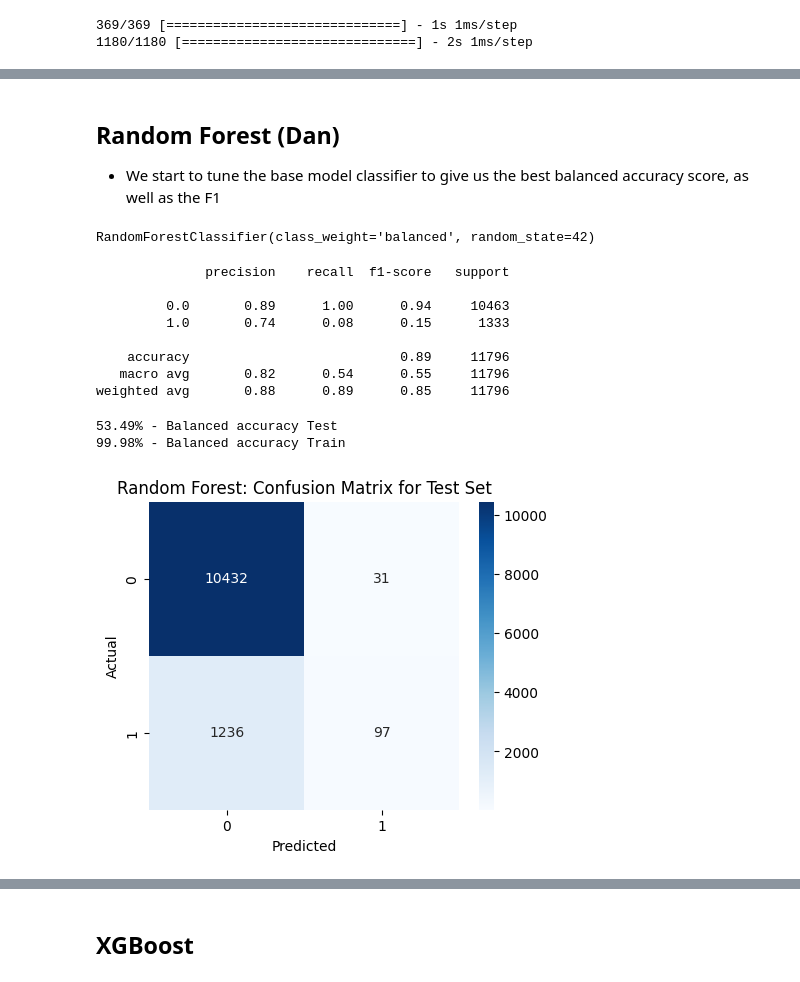
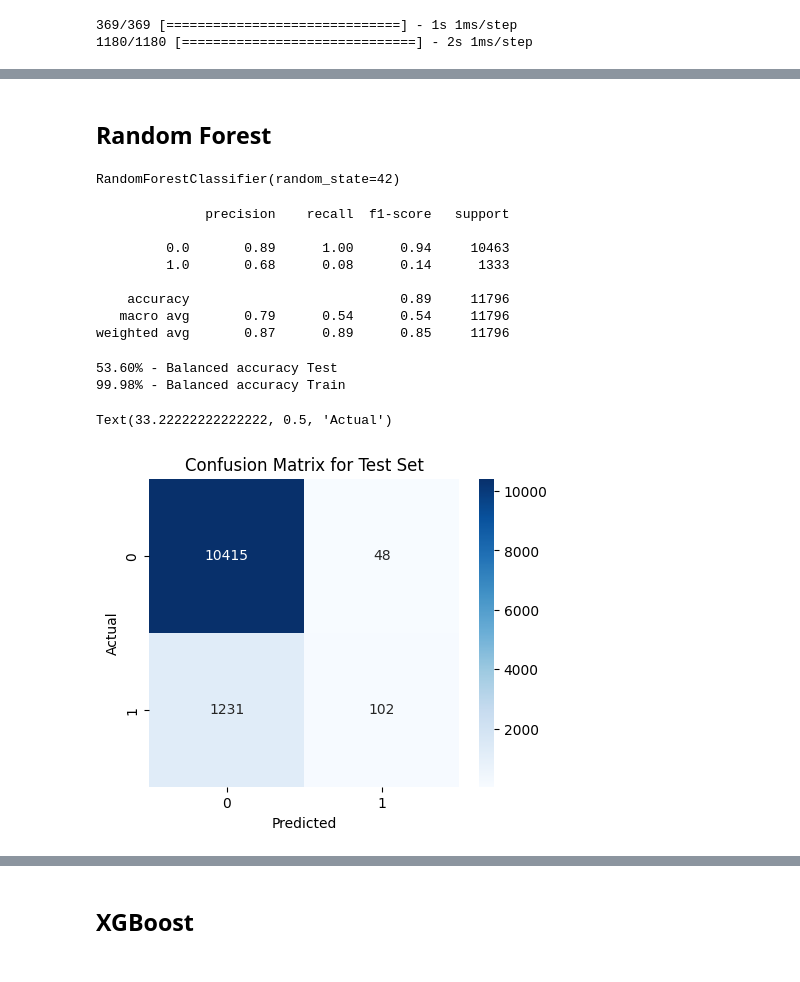
Before and after one commit to jiaminho/RPH-HAC-Prediction, a Jupyter notebook: HAC_Model.ipynb, the cells around one changed output, grey strips where cells are left out. Saved outputs shown, nothing was run; the diff lists cells and outputs as text; code cells hidden in the pictures.

```diff
--- a/HAC_Model.ipynb
+++ b/HAC_Model.ipynb
@@ -51,8 +85,8 @@ gauth.credentials = GoogleCredentials.get_application_default()
 drive = GoogleDrive(gauth)
 
 # Download the file
-file_id = '1-9Tp6ZMZG9zKieBTO_Sd6W-HdzXPy5OL'
-file_name = 'selected_features_500.csv'
+file_id = '16VABHq3B7HihrK5ibpHzbDOJIMw1K4hK'
+file_name = 'selected_features_150.csv'
 downloaded = drive.CreateFile({'id': file_id})
 downloaded.GetContentFile(file_name)
 
@@ -64,6 +98,3 @@ selected_features_df.shape
-# %%
-best_500 = pd.read_csv('selected_features_500.csv')
-selected_features_df = best_500
 # %%
 selected_features_df.head()
 # %% [output]
@@ -437,18 +469,14 @@ Perfectly Calibrated: In a perfectly calibrated model, the calibration curve wou
 
 Over-confident: If the curve is below the diagonal line, the model's predicted probabilities are generally higher than the actual fraction of positives, indicating over-confidence.
-# %% [markdown]
-## Random Forest (Dan)
-
-- We start to tune the base model classifier to give us the best balanced accuracy score, as well as the F1
+# %% [markdown]
+## Random Forest
 # %%
 from sklearn.ensemble import RandomForestClassifier
-# define labels
-labels = ['0', '1']
 
-rf = RandomForestClassifier(n_estimators=100, random_state=42, class_weight='balanced')
+rf = RandomForestClassifier(n_estimators=100, random_state=42)
 rf.fit(X_train_scaled, y_train)
 # %% [output]
-RandomForestClassifier(class_weight='balanced', random_state=42)
+RandomForestClassifier(random_state=42)
 # %%
 rf_y_pred = rf.predict(X_test_scaled)
 rf_y_train_pred = rf.predict(X_train_scaled)
@@ -457,26 +485,31 @@ print(classification_report(y_test, rf_y_pred))
               precision    recall  f1-score   support
 
          0.0       0.89      1.00      0.94     10463
-         1.0       0.74      0.08      0.15      1333
+         1.0       0.68      0.08      0.14      1333
 
     accuracy                           0.89     11796
-   macro avg       0.82      0.54      0.55     11796
-weighted avg       0.88      0.89      0.85     11796
+   macro avg       0.79      0.54      0.54     11796
+weighted avg       0.87      0.89      0.85     11796
+# %%
+# calculate balanced accuracy
+from sklearn.metrics import balanced_accuracy_score
+print(f"{balanced_accuracy_score(y_test, rf_y_pred.round()) * 100:.2f}% - Balanced accuracy Test")
+print(f"{balanced_accuracy_score(y_train, rf_y_train_pred.round()) * 100:.2f}% - Balanced accuracy Train")
+# %% [output]
+53.60% - Balanced accuracy Test
+99.98% - Balanced accuracy Train
 # %%
+# define labels
+labels = ['0', '1']
 
-def cm_plot_ba(y_true, y_pred, y_train, y_train_pred, labels, title):
-    test_cm = confusion_matrix(y_true, y_pred.round())
-    train_cm = confusion_matrix(y_train, y_train_pred.round())
-    fig, ax = plt.subplots(figsize=(5, 4))
-    sns.heatmap(test_cm, annot=True, fmt='d', cmap='Blues', xticklabels=labels, yticklabels=labels, ax=ax)
-    ax.set_title(f'{title}: Confusion Matrix for Test Set')
-    ax.set_xlabel('Predicted')
-    ax.set_ylabel('Actual')
-    print(f"{balanced_accuracy_score(y_true, y_pred.round()) * 100:.2f}% - Balanced accuracy Test")
-    print(f"{balanced_accuracy_score(y_train, y_train_pred.round()) * 100:.2f}% - Balanced accuracy Train")
-
-cm_plot_ba(y_test, rf_y_pred, y_train, rf_y_train_pred, labels, 'Random Forest')
+# confusion matrix
+test_cm = confusion_matrix(y_test, rf_y_pred.round())
+train_cm = confusion_matrix(y_train, rf_y_train_pred.round())
+fig, ax = plt.subplots(figsize=(5, 4))
+sns.heatmap(test_cm, annot=True, fmt='d', cmap='Blues', xticklabels=labels, yticklabels=labels, ax=ax)
+ax.set_title('Confusion Matrix for Test Set')
+ax.set_xlabel('Predicted')
+ax.set_ylabel('Actual')
 # %% [output]
-53.49% - Balanced accuracy Test
-99.98% - Balanced accuracy Train
+Text(33.22222222222222, 0.5, 'Actual')
-[figure, old version]
+[figure, new version]
```
Also changed, not shown: parts of 62 cells of this notebook, 2 other files.
